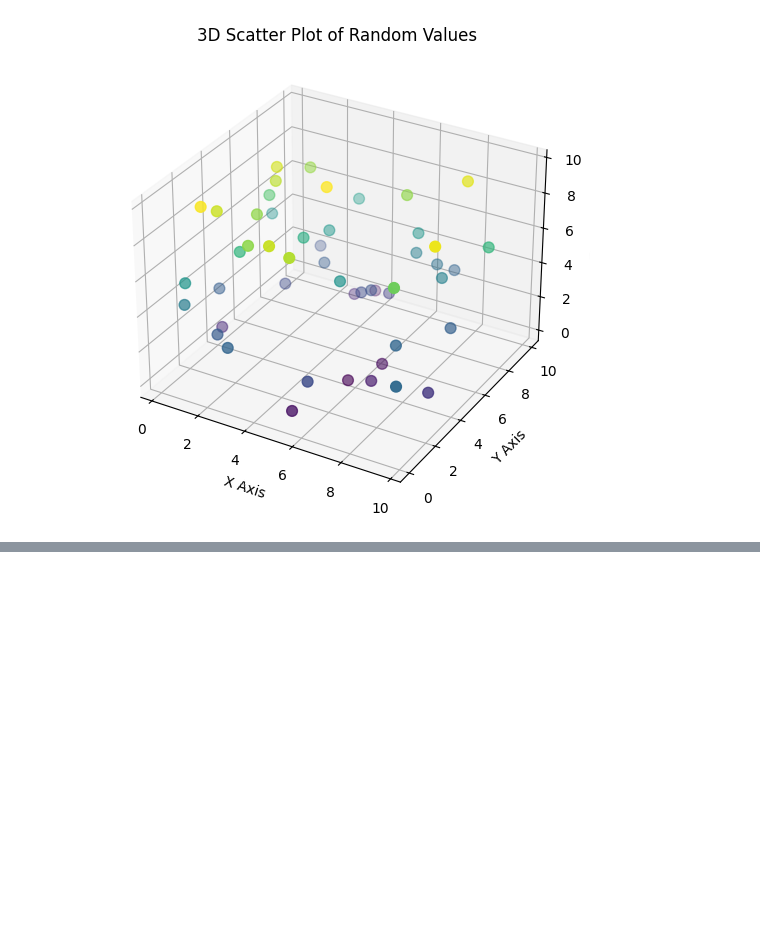
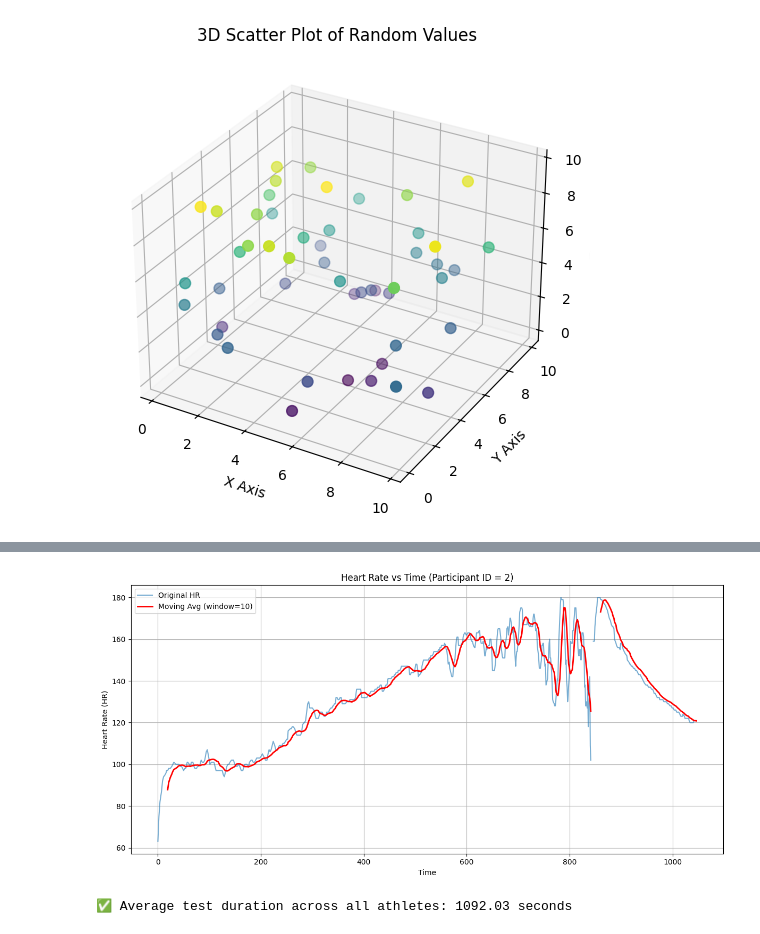
Before and after one commit to Chaithra-Git/Team7_LambdaLegends_PythonHackathon_APRIL25, a Jupyter notebook: bhanu.ipynb, the cells around one changed output, grey strips where cells are left out. Cells and saved outputs as stored; diff of their text form; code cells hidden in the pictures; blank space fills up the shorter version.

```diff
--- a/bhanu.ipynb
+++ b/bhanu.ipynb
@@ -341,0 +480,48 @@ plt.show()
+# %%
+##15.Calculate the moving average(rolling mean) of HR for participant with ID 2 in a window size of 10
+##and plot a graph to show both moving average and original HR.
+import pandas as pd
+import matplotlib.pyplot as plt
+
+# Filter data for participant ID 2
+participant_2 = test_measure[test_measure['ID'] == 2]
+
+# Sort by time (important for time-based data)
+participant_2 = participant_2.sort_values(by='time')
+
+# Calculate moving average (rolling mean) with window size 10
+participant_2['HR_Moving_Avg'] = participant_2['HR'].rolling(window=10).mean()
+
+# Plot original HR and moving average
+plt.figure(figsize=(12, 6))
+plt.plot(participant_2['time'], participant_2['HR'], label='Original HR', alpha=0.6)
+plt.plot(participant_2['time'], participant_2['HR_Moving_Avg'], label='Moving Avg (window=10)', color='red', linewidth=2)
+
+# Labels and legend
+plt.title('Heart Rate vs Time (Participant ID = 2)')
+plt.xlabel('Time')
+plt.ylabel('Heart Rate (HR)')
+plt.legend()
+plt.grid(True)
+plt.tight_layout()
+plt.show()
+# %% [output]
+[figure, added]
+# %%
+## 16.What was the average time each test lasted for all athletes ?
+# Step 1: Group by test session (assuming 'ID_test' identifies each test uniquely)
+# If 'ID_test' doesn't exist, we can create it using 'ID' and 'test_no'
+
+if 'ID_test' not in test_measure.columns:
+    test_measure['ID_test'] = test_measure['ID'].astype(str) + '_' + test_measure['test_no'].astype(str)
+
+# Step 2: Calculate duration per test session
+test_durations = test_measure.groupby('ID_test')['time'].agg(lambda x: x.max() - x.min()).reset_index(name='test_duration')
+
+# Step 3: Compute average duration
+average_duration = test_durations['test_duration'].mean()
+
+# Output
+print(f"✅ Average test duration across all athletes: {average_duration:.2f} seconds")
+# %% [output]
+✅ Average test duration across all athletes: 1092.03 seconds
```
Also changed, not shown: parts of 5 cells of this notebook.
